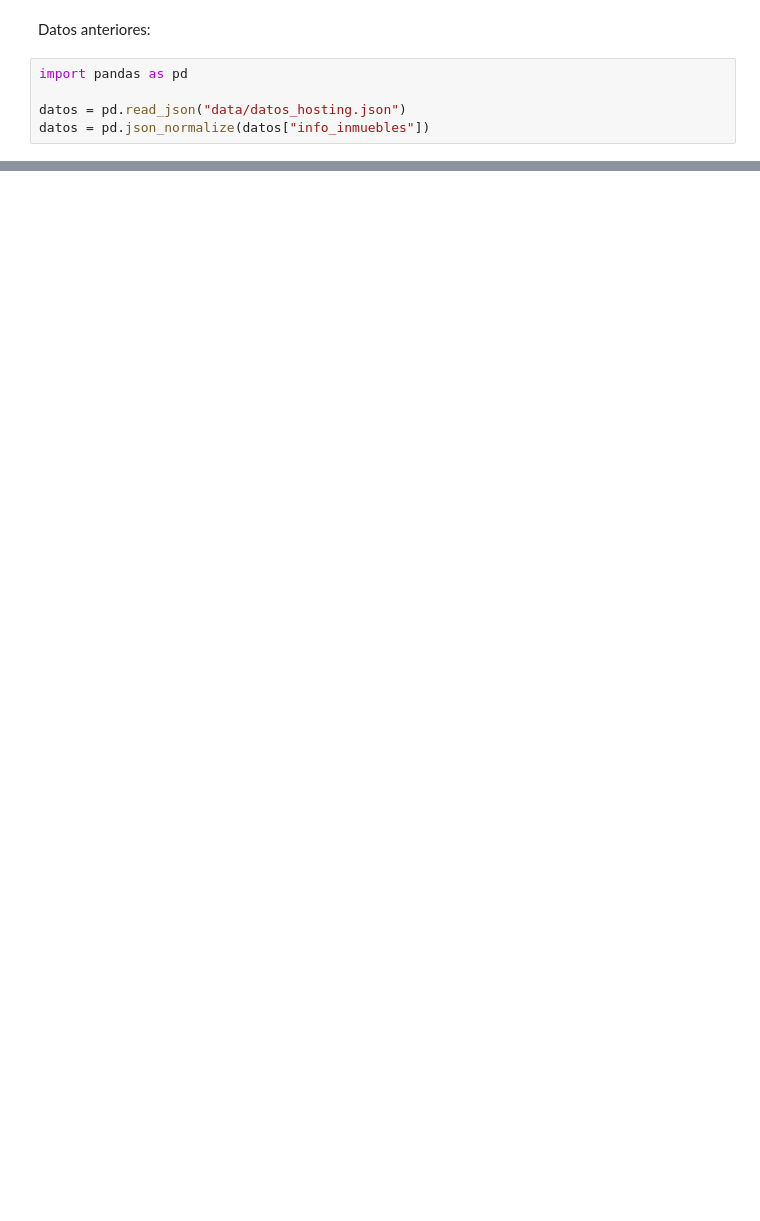
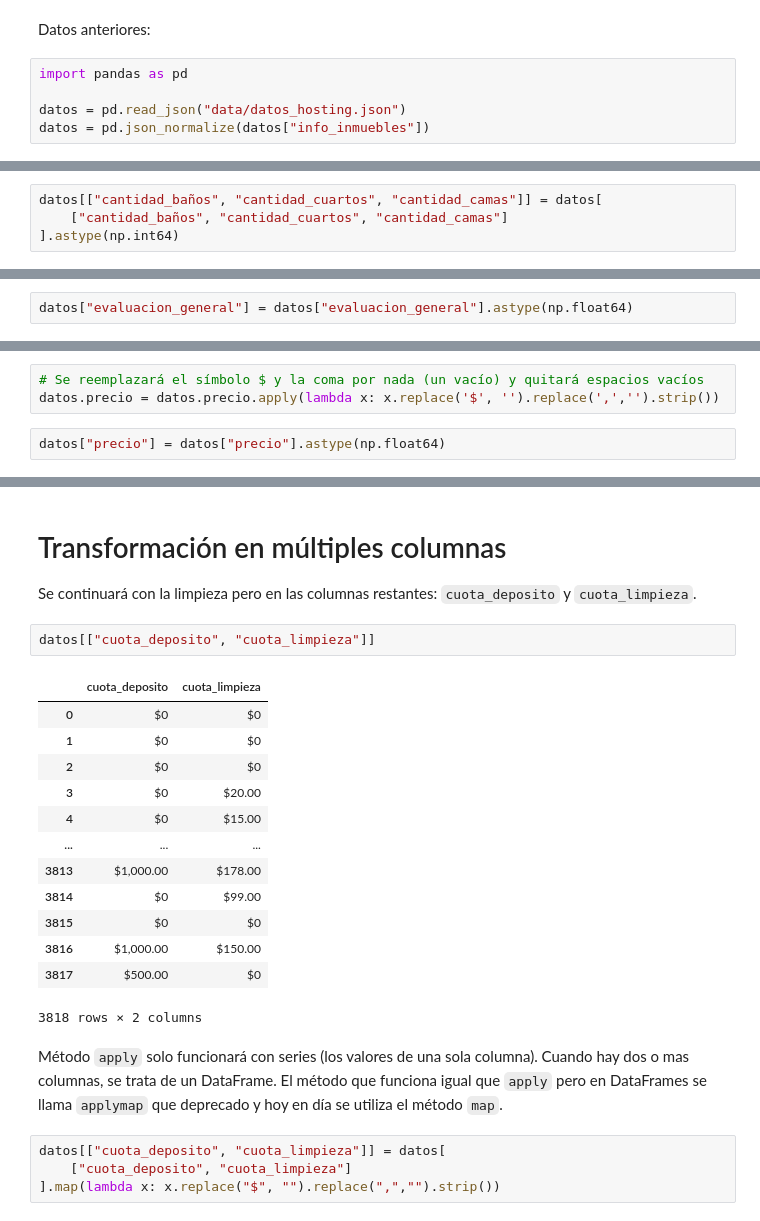
Before and after one commit to Ivan270/pandas-transformacion-manipulacion-datos, a Jupyter notebook: 2.1.datos-numericos.ipynb, the cells around one changed output, grey strips where cells are left out. Saved outputs shown, nothing was run; the diff lists cells and outputs as text; blank space fills up the shorter version.

```diff
--- a/2.1.datos-numericos.ipynb
+++ b/2.1.datos-numericos.ipynb
@@ -12,0 +115,4 @@ datos.sample()
+# %%
+datos[["cantidad_baños", "cantidad_cuartos", "cantidad_camas"]] = datos[
+    ["cantidad_baños", "cantidad_cuartos", "cantidad_camas"]
+].astype(np.int64)
@@ -12,0 +144,2 @@ datos.sample()
+# %%
+datos["evaluacion_general"] = datos["evaluacion_general"].astype(np.float64)
@@ -12,0 +192,5 @@ datos.sample()
+# %%
+# Se reemplazará el símbolo $ y la coma por nada (un vacío) y quitará espacios vacíos
+datos.precio = datos.precio.apply(lambda x: x.replace('$', '').replace(',','').strip())
+# %%
+datos["precio"] = datos["precio"].astype(np.float64)
@@ -12,0 +220,27 @@ datos.sample()
+# %% [markdown]
+# Transformación en múltiples columnas
+
+Se continuará con la limpieza pero en las columnas restantes: `cuota_deposito` y `cuota_limpieza`.
+# %%
+datos[["cuota_deposito", "cuota_limpieza"]]
+# %% [output]
+|  | cuota_deposito | cuota_limpieza |
+| 0 | $0 | $0 |
+| 1 | $0 | $0 |
+| 2 | $0 | $0 |
+| 3 | $0 | $20.00 |
+| 4 | $0 | $15.00 |
+| ... | ... | ... |
+| 3813 | $1,000.00 | $178.00 |
+| 3814 | $0 | $99.00 |
+| 3815 | $0 | $0 |
+| 3816 | $1,000.00 | $150.00 |
+| 3817 | $500.00 | $0 |
+3818 rows × 2 columns
+# %% [markdown]
+Método `apply` solo funcionará con series (los valores de una sola columna). Cuando hay dos o mas columnas, se trata de un DataFrame.
+El método que funciona igual que `apply` pero en DataFrames se llama `applymap` que deprecado y hoy en día se utiliza el método `map`.
+# %%
+datos[["cuota_deposito", "cuota_limpieza"]] = datos[
+    ["cuota_deposito", "cuota_limpieza"]
+].map(lambda x: x.replace("$", "").replace(",","").strip())
```
Also changed, not shown: parts of 22 cells of this notebook, 1 other file.
